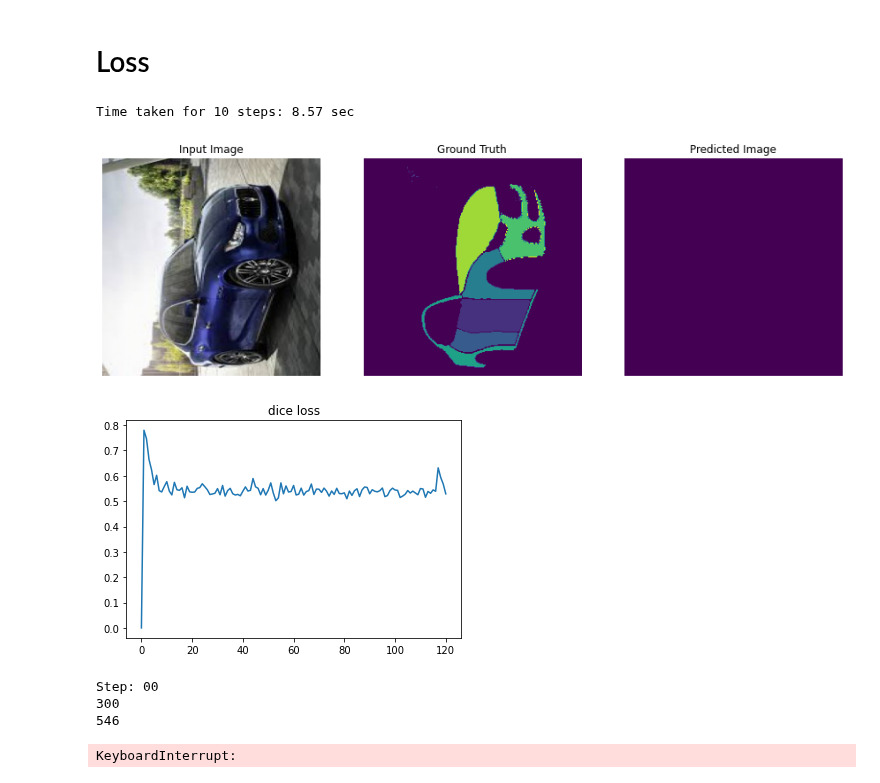
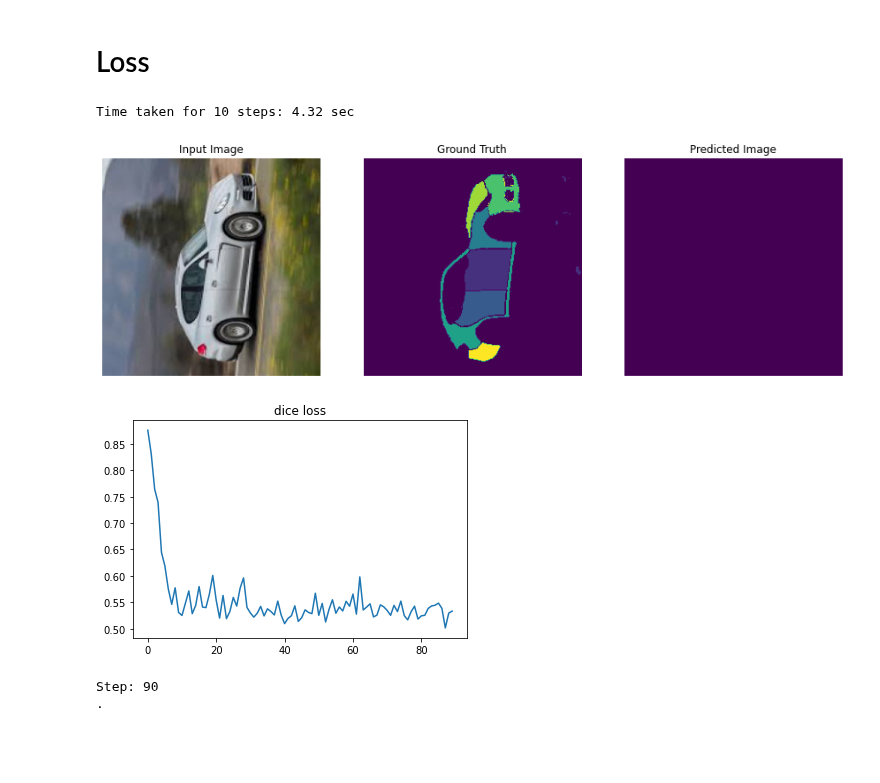
Before and after one commit to MikkelDitlevOlsen1/Deep-Learning, a Jupyter notebook: Model_1.1 (uden disc).ipynb, the cells around one changed output. Saved outputs shown, nothing was run; the diff lists cells and outputs as text; code cells hidden in the pictures; blank space fills up the shorter version.

```diff
--- a/Model_1.1 (uden disc).ipynb
+++ b/Model_1.1 (uden disc).ipynb
@@ -297,8 +297,8 @@ def dice_coef(y_true, y_pred, smooth=0):
     dice = (2. * intersection + smooth) / (K.sum(y_true_f) + K.sum(y_pred_f) + smooth)
     return dice
 # %%
-#loss function with gan_loss and DICE
-def generator_loss(gen_output, gen_output, target):
+#loss function with  DICE
+def generator_loss(gen_output, target):
 
   #DICE
   dice=1-dice_coef(target,gen_output)
@@ -329,7 +329,7 @@ def generate_loses(loses):
 
     title = ['dice loss']
     plt.title(title[0])
-    plt.plot(loses)
+    plt.plot(loses[1:])
 
     plt.show()
 # %%
@@ -341,10 +341,11 @@ summary_writer = tf.summary.create_file_writer(
 @tf.function
 def train_step(input_image, target, step,unet=True):
   with tf.GradientTape() as gen_tape, tf.GradientTape() as disc_tape:
+    #generate an output
     gen_output = generator(input_image, training=True)
 
     #Calculating the loss
-    dice = generator_loss(gen_output, gen_output, target)
+    dice = generator_loss(gen_output, target)
 
   #Calculating the gradients of loss
   generator_gradients = gen_tape.gradient(dice,
@@ -352,7 +353,7 @@ def train_step(input_image, target, step,unet=True):
   #Applying the gradients to the optimizer
   generator_optimizer.apply_gradients(zip(generator_gradients,
                                           generator.trainable_variables))
-
+  #saving the losees to plot later
   losees=np.array(dice.numpy())
   with summary_writer.as_default():
     tf.summary.scalar('dice_loss', dice, step=step//1000)
@@ -401,12 +405,10 @@ def fit(train_ds, test_ds, steps,batch_size=4):
     #if (step + 1) % 5000 == 0:
       #checkpoint.save(file_prefix=checkpoint_prefix)
 # %%
-fit(train_data, test_data, steps=1000)
+fit(train_data, test_data, steps=100)
 # %% [output]
-Time taken for 10 steps: 8.57 sec
+Time taken for 10 steps: 4.32 sec
-[figure, old version]
+[figure, new version]
-[figure, old version]
+[figure, new version]
-Step: 00
-300
-546
+Step: 90
+.
-KeyboardInterrupt:
```
Also changed, not shown: parts of 4 cells of this notebook, 1 other file.
